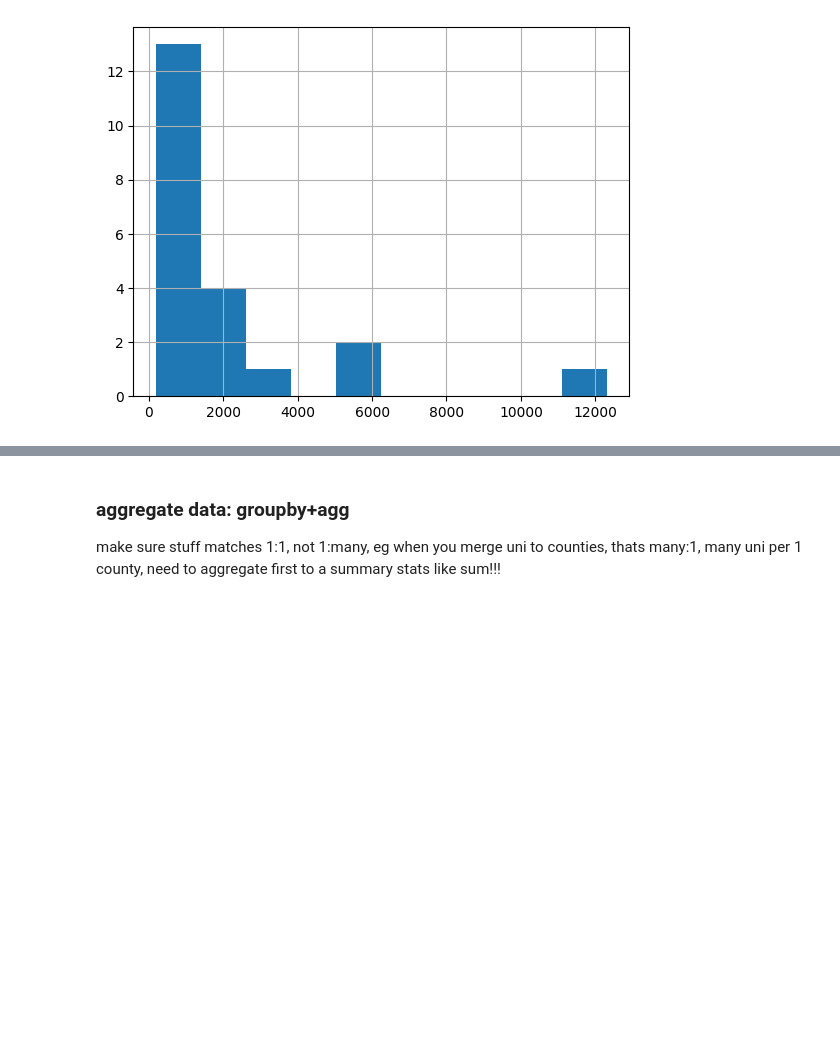
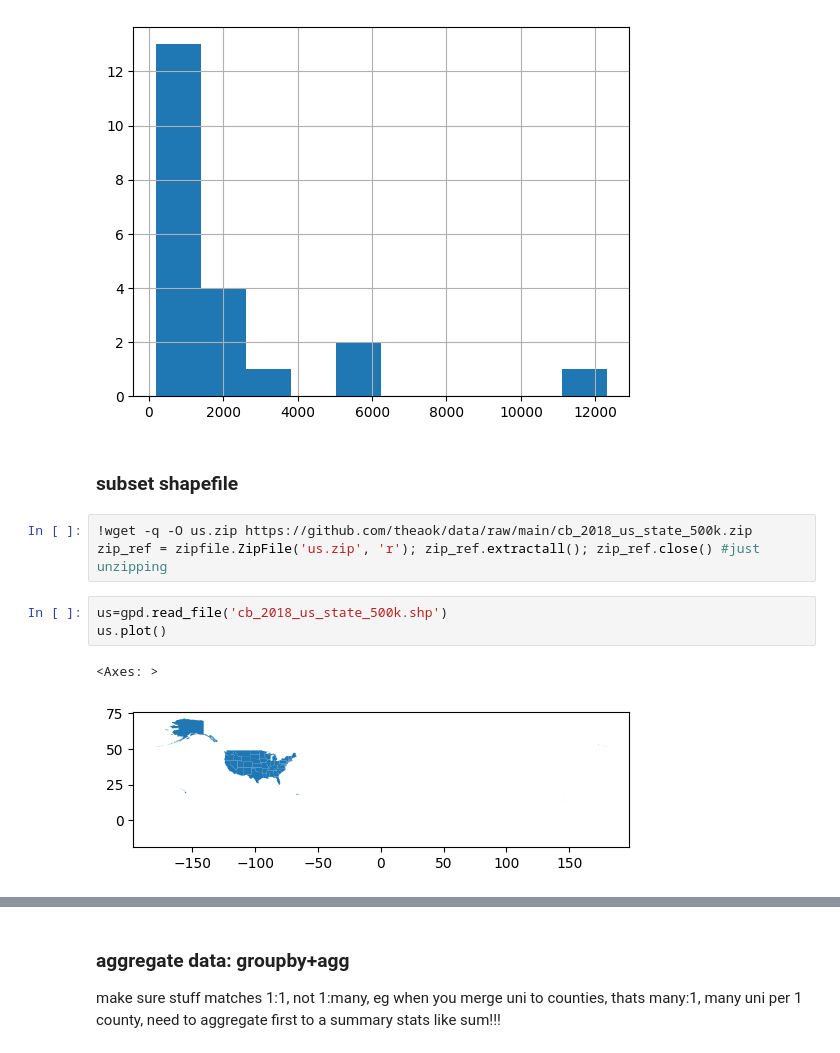
Before and after one commit to theaok/gisPy, a Jupyter notebook: map.ipynb, the cells around one changed output, grey strips where cells are left out. Saved outputs shown, nothing was run; the diff lists cells and outputs as text; blank space fills up the shorter version.

```diff
--- a/map.ipynb
+++ b/map.ipynb
@@ -763,3 +765,14 @@ njC.POPDEN2010.hist() #super skewed!
 # %% [output]
 <Axes: >
 [figure]
+# %% [markdown]
+### subset shapefile
+# %%
+!wget -q -O us.zip https://github.com/theaok/data/raw/main/cb_2018_us_state_500k.zip
+zip_ref = zipfile.ZipFile('us.zip', 'r'); zip_ref.extractall(); zip_ref.close() #just unzipping
+# %%
+us=gpd.read_file('cb_2018_us_state_500k.shp')
+us.plot()
+# %% [output]
+<Axes: >
+[figure, added]
```
Also changed, not shown: parts of 3 cells of this notebook.
